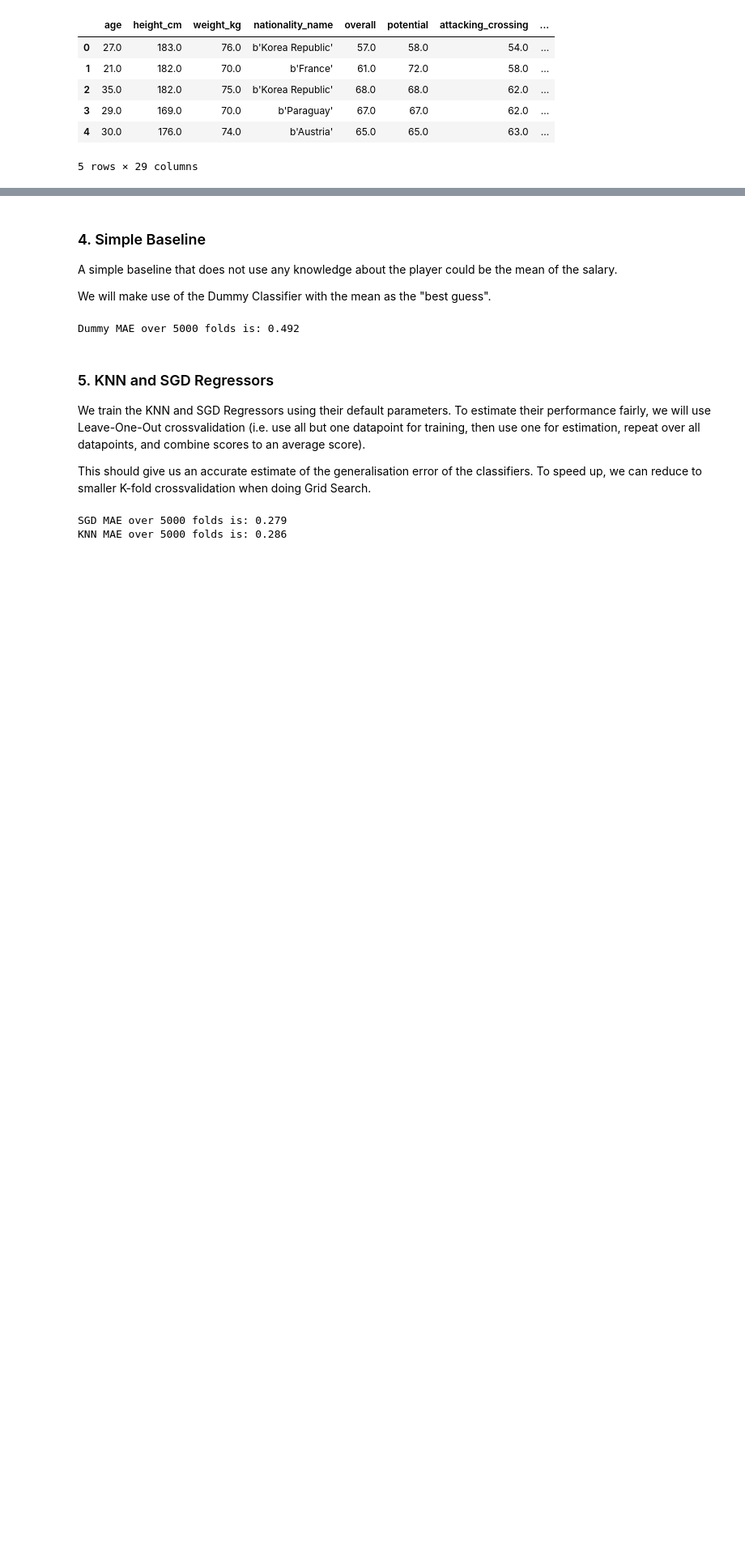
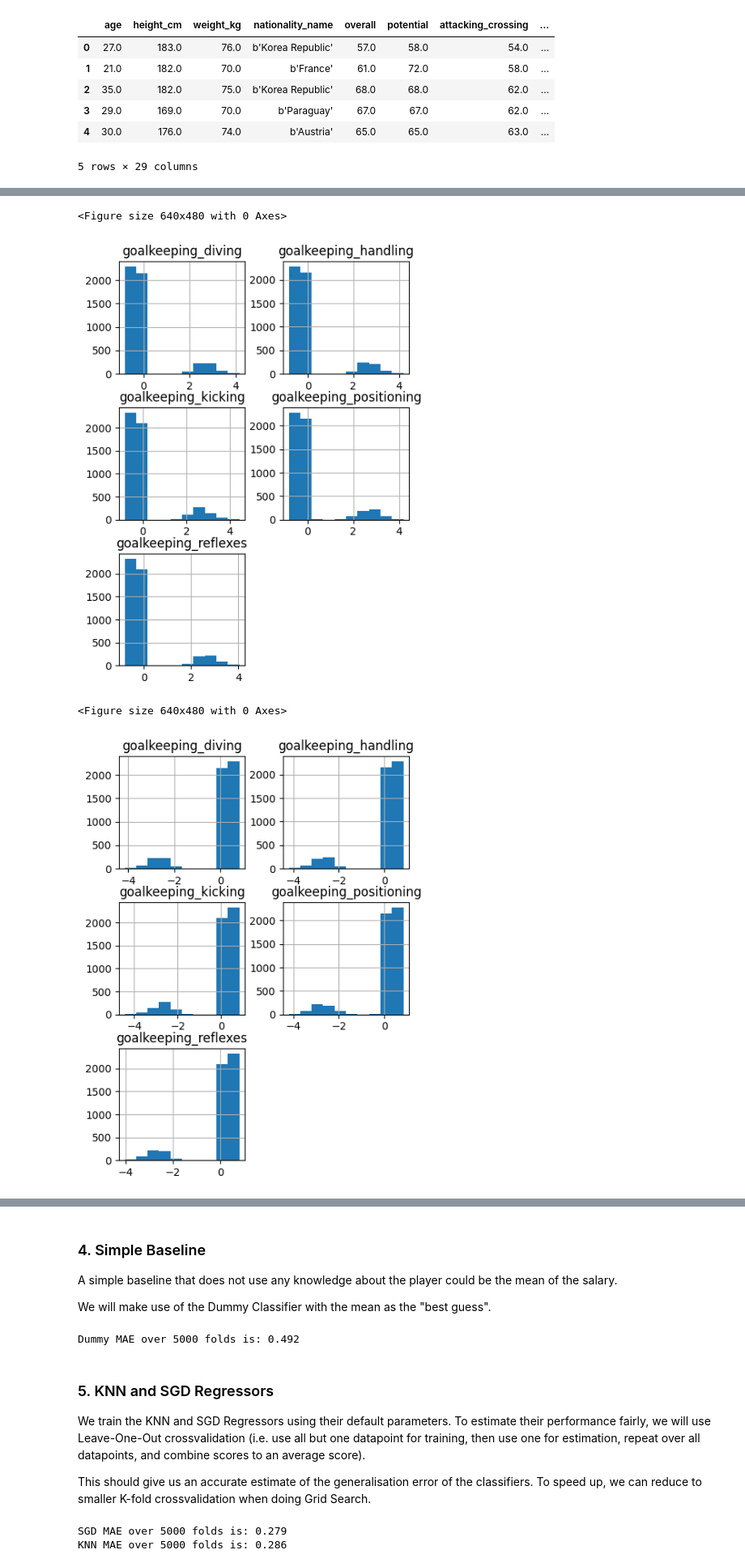
Before and after one commit to johnylamw/DSAIT4020-Practice-Project, a Jupyter notebook: practice_assignment.ipynb, the cells around one changed output, grey strips where cells are left out. Shown: that part at 81% size. Saved outputs shown, nothing was run; the diff lists cells and outputs as text; code cells hidden in the pictures; blank space fills up the shorter version.

```diff
--- a/practice_assignment.ipynb
+++ b/practice_assignment.ipynb
@@ -87,3 +91,21 @@ preprocesser_ct = ColumnTransformer(transformers=[
 ])
 
 X_transformed = preprocesser_ct.fit_transform(features_X)
+# %%
+# Pipeline #2) Flipping the GoalKeepers
+class flipKeepers(BaseEstimator, TransformerMixin):
+    def __init__(self, columns):
+        self.columns = columns
+        return None
+
+    def fit(self, X, y=None):
+        # Nothing to learn, so just return self
+        return self
+
+    def transform(self, X):
+        X = pd.DataFrame(X, columns = self.columns)
+        X_copy = X.copy()
+        for col in [col for col in X.columns if 'goalkeeping' in col]:
+            avg = X[col].mean()
+            X[col] = 2*avg - X_copy[col]
+        return X
@@ -89,0 +150,24 @@ X_transformed = preprocesser_ct.fit_transform(features_X)
+# %%
+# Experiment with flipping the goalkeeper statistics
+X_transformed = pd.DataFrame(preprocesser_simple.fit_transform(features_X, regression_target_Y),
+                             columns=numerical_features_X)
+
+goal = [col for col in X_transformed.columns if 'goalkeeping' in col]
+
+plt.clf()
+X_transformed[goal].hist(figsize=(5, 7))
+plt.show()
+
+X_transformed = pd.DataFrame(preprocesser_flip.fit_transform(features_X, regression_target_Y),
+                             columns=numerical_features_X)
+
+goal = [col for col in X_transformed.columns if 'goalkeeping' in col]
+
+plt.clf()
+X_transformed[goal].hist(figsize=(5,7))
+plt.show()
+# %% [output]
+<Figure size 640x480 with 0 Axes>
+[figure, added]
+<Figure size 640x480 with 0 Axes>
+[figure, added]
```
Also changed, not shown: parts of 7 cells of this notebook.
